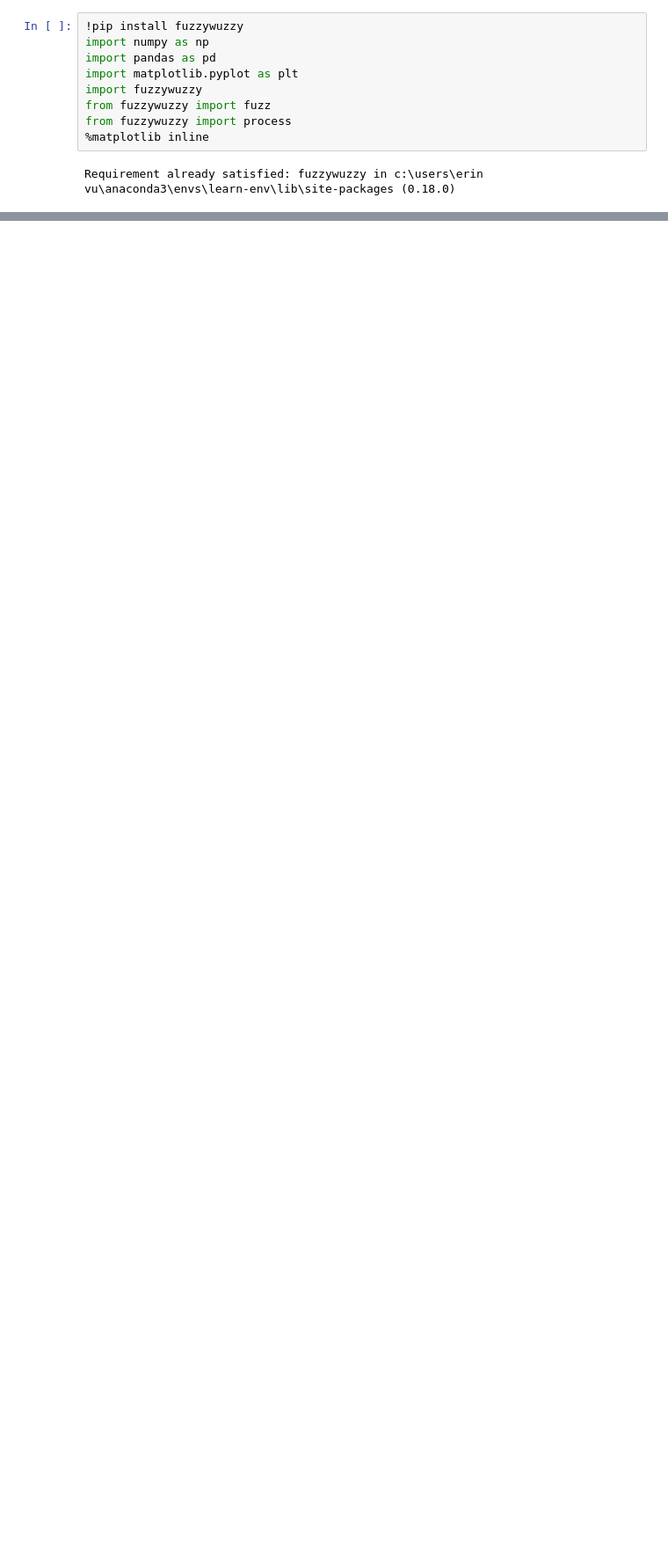
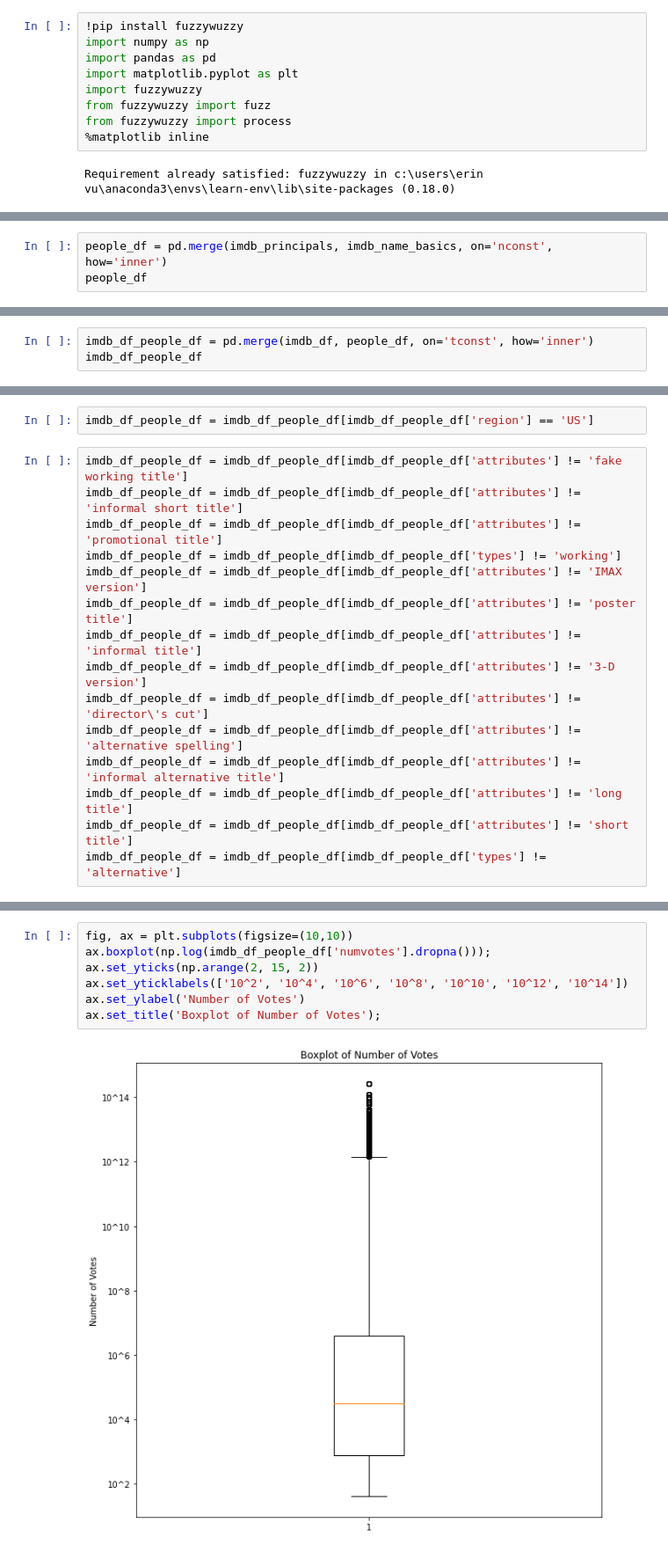
Before and after one commit to JCherryA050/phase_1_project, a Jupyter notebook: working_notebooks/Microsoft_Studios_Rise_to_the_Surface_final_notebook.ipynb, the cells around one changed output, grey strips where cells are left out. Shown at 88% size. Saved outputs shown, nothing was run; the diff lists cells and outputs as text; blank space fills up the shorter version.

```diff
--- a/working_notebooks/Microsoft_Studios_Rise_to_the_Surface_final_notebook.ipynb
+++ b/working_notebooks/Microsoft_Studios_Rise_to_the_Surface_final_notebook.ipynb
@@ -38,0 +102,3 @@ tn_df           = pd.read_csv    ('../zippedData/tn.movie_budgets.csv.gz', index
+# %%
+people_df = pd.merge(imdb_principals, imdb_name_basics, on='nconst', how='inner')
+people_df
@@ -38,0 +121,3 @@ tn_df           = pd.read_csv    ('../zippedData/tn.movie_budgets.csv.gz', index
+# %%
+imdb_df_people_df = pd.merge(imdb_df, people_df, on='tconst', how='inner')
+imdb_df_people_df
@@ -38,0 +157,17 @@ tn_df           = pd.read_csv    ('../zippedData/tn.movie_budgets.csv.gz', index
+# %%
+imdb_df_people_df = imdb_df_people_df[imdb_df_people_df['region'] == 'US']
+# %%
+imdb_df_people_df = imdb_df_people_df[imdb_df_people_df['attributes'] != 'fake working title']
+imdb_df_people_df = imdb_df_people_df[imdb_df_people_df['attributes'] != 'informal short title']
+imdb_df_people_df = imdb_df_people_df[imdb_df_people_df['attributes'] != 'promotional title']
+imdb_df_people_df = imdb_df_people_df[imdb_df_people_df['types'] != 'working']
+imdb_df_people_df = imdb_df_people_df[imdb_df_people_df['attributes'] != 'IMAX version']
+imdb_df_people_df = imdb_df_people_df[imdb_df_people_df['attributes'] != 'poster title']
+imdb_df_people_df = imdb_df_people_df[imdb_df_people_df['attributes'] != 'informal title']
+imdb_df_people_df = imdb_df_people_df[imdb_df_people_df['attributes'] != '3-D version']
+imdb_df_people_df = imdb_df_people_df[imdb_df_people_df['attributes'] != 'director\'s cut']
+imdb_df_people_df = imdb_df_people_df[imdb_df_people_df['attributes'] != 'alternative spelling']
+imdb_df_people_df = imdb_df_people_df[imdb_df_people_df['attributes'] != 'informal alternative title']
+imdb_df_people_df = imdb_df_people_df[imdb_df_people_df['attributes'] != 'long title']
+imdb_df_people_df = imdb_df_people_df[imdb_df_people_df['attributes'] != 'short title']
+imdb_df_people_df = imdb_df_people_df[imdb_df_people_df['types'] != 'alternative']
@@ -38,0 +177,9 @@ tn_df           = pd.read_csv    ('../zippedData/tn.movie_budgets.csv.gz', index
+# %%
+fig, ax = plt.subplots(figsize=(10,10))
+ax.boxplot(np.log(imdb_df_people_df['numvotes'].dropna()));
+ax.set_yticks(np.arange(2, 15, 2))
+ax.set_yticklabels(['10^2', '10^4', '10^6', '10^8', '10^10', '10^12', '10^14'])
+ax.set_ylabel('Number of Votes')
+ax.set_title('Boxplot of Number of Votes');
+# %% [output]
+[figure, added]
```
Also changed, not shown: parts of 134 cells of this notebook, 12 other files.
